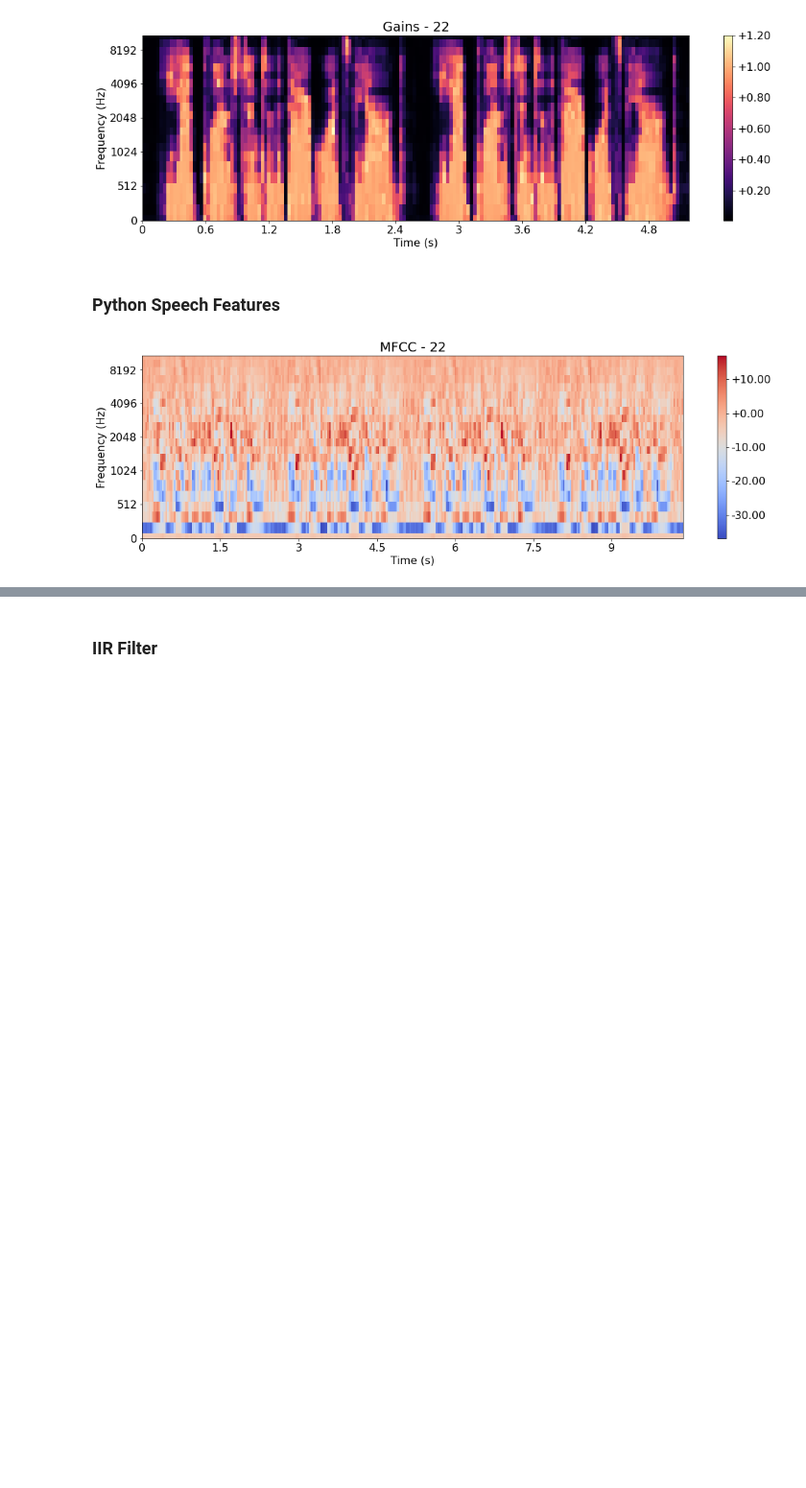
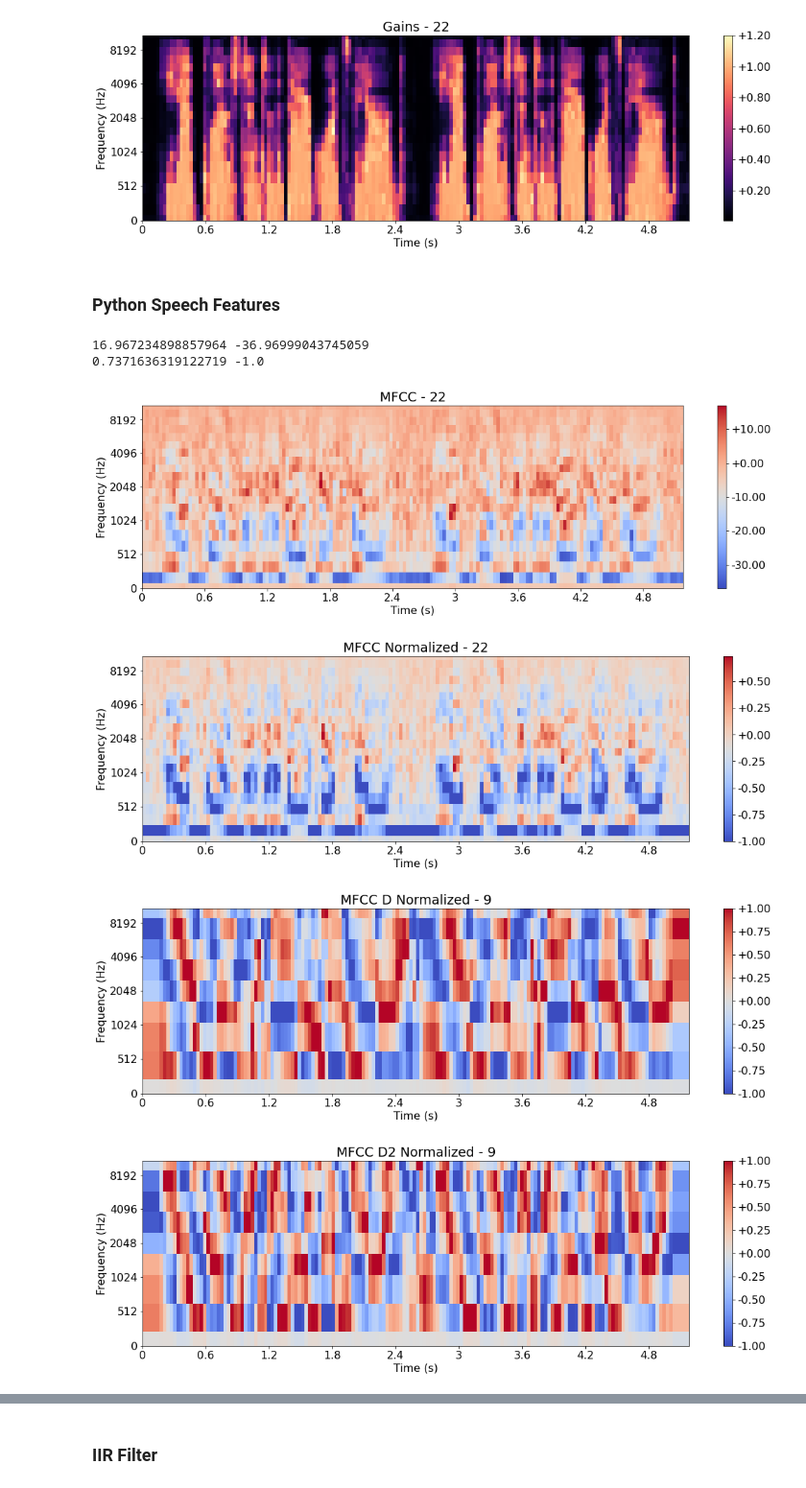
Before and after one commit to abish7643/Speech-Enhancement-Model, a Jupyter notebook: Prototyping/Generate Dataset.ipynb, the cells around one changed output, grey strips where cells are left out. Shown at 96% size. Saved outputs shown, nothing was run; the diff lists cells and outputs as text; code cells hidden in the pictures; blank space fills up the shorter version.

Commit message:
Chroma_CQT and Training Data Generation With MS-SNSD

```diff
--- a/Prototyping/Generate Dataset.ipynb
+++ b/Prototyping/Generate Dataset.ipynb
@@ -356,15 +333,39 @@ gains = gains.transpose()
 # %%
 import python_speech_features
 # gains_psf, _ = python_speech_features.fbank(noisy_speech,
 #                                           samplerate=16000, nfilt=22,
 #                                           winlen=0.032,winstep=0.032, nfft=1024)
 # gains_psf = gains_psf.T
 # plot_feature(gains_psf, title="Gains")
 
 mfcc_psf = python_speech_features.mfcc(signal=noisy_speech, samplerate=16000, numcep=22,
                                        nfilt=22, winlen=0.032, winstep=0.032, nfft=1024)
 mfcc_psf = mfcc_psf.T
 
+print(np.max(mfcc_psf), np.min(mfcc_psf))
+
+mfcc_psf_d = librosa.feature.delta(mfcc_psf)[:9]
+mfcc_psf_d = librosa.util.normalize(mfcc_psf_d)
+
+mfcc_psf_d2 = librosa.feature.delta(mfcc_psf, order=2)[:9]
+mfcc_psf_d2 = librosa.util.normalize(mfcc_psf_d2)
+
+mfcc_psf_n = librosa.util.normalize(mfcc_psf)
+print(np.max(mfcc_psf_n), np.min(mfcc_psf_n))
+
+chroma_cq = librosa.feature.chroma_cqt(y=noisy_speech, sr=16000, hop_length=512)
+chroma_cens = librosa.feature.chroma_cens(y=noisy_speech, sr=16000, hop_length=512)
+
 plot_feature(mfcc_psf, title="MFCC")
+plot_feature(mfcc_psf_n, title="MFCC Normalized")
+plot_feature(mfcc_psf_d, title="MFCC D Normalized")
+plot_feature(mfcc_psf_d2, title="MFCC D2 Normalized")
+plot_feature(chroma_cq, title="Chroma CQT")
+plot_feature(chroma_cens, title="Chroma Cens")
 # %% [output]
+16.967234898857964 -36.96999043745059
+0.7371636319122719 -1.0
-[figure, old version]
+[figure, new version]
+[figure, added]
+[figure, added]
+[figure, added]
```
Also changed, not shown: parts of 13 cells of this notebook, 3 other files.
